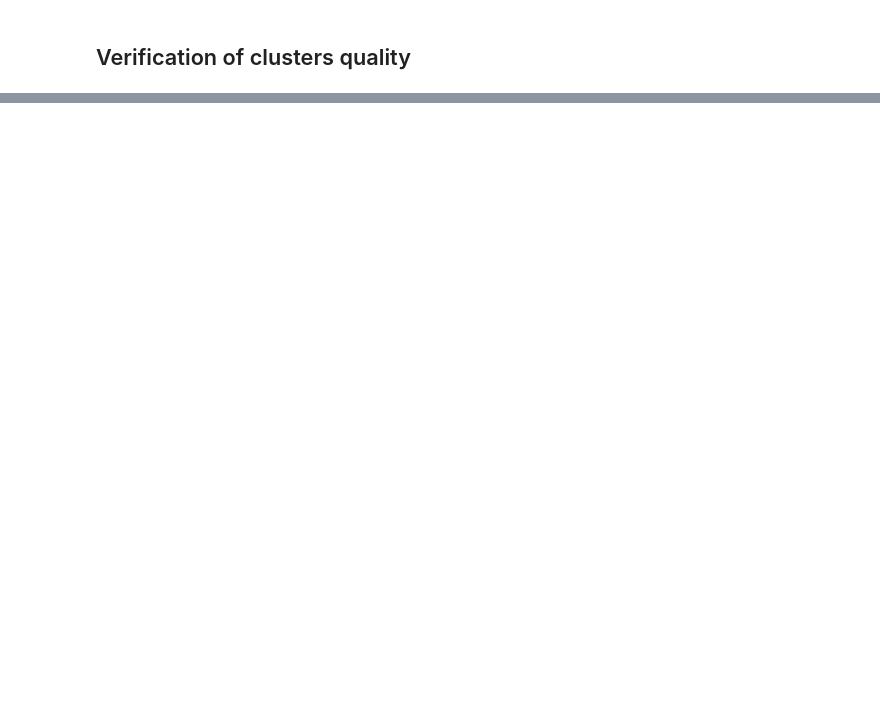
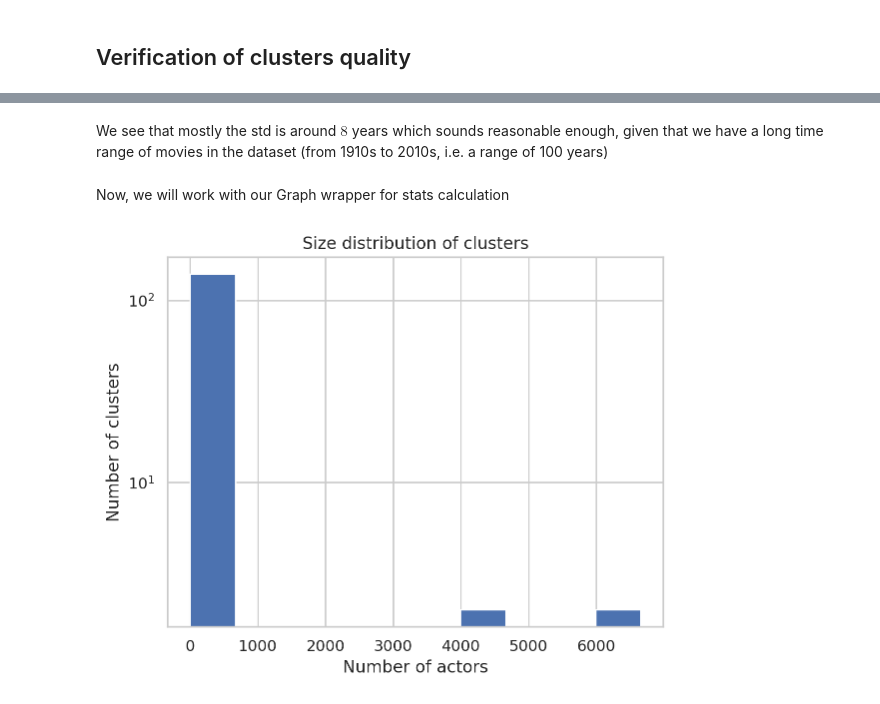
Before and after one commit to epfl-ada/ada-2024-project-d2ptm, a Jupyter notebook: results.ipynb, the cells around one changed output, grey strips where cells are left out. Cells and saved outputs as stored; diff of their text form; code cells hidden in the pictures; blank space fills up the shorter version.

```diff
--- a/results.ipynb
+++ b/results.ipynb
@@ -297,0 +251,14 @@ plt.show()
+# %% [markdown]
+We see that mostly the std is around $8$ years which sounds reasonable enough, given that we have a long time range of movies in the dataset (from 1910s to 2010s, i.e. a range of 100 years)
+# %% [markdown]
+Now, we will work with our Graph wrapper for stats calculation
+# %%
+from src.utils.graphs import Graph
+
+graph_stats = Graph.init_from_list_of_lists(characters=characters,
+                                            movies=us_movies,
+                                            communities=communities_US)
+# %%
+_ = graph_stats.size_distribution(plot=True, log=True)
+# %% [output]
+[figure, added]
```
Also changed, not shown: parts of 35 cells of this notebook, 5 other files.
